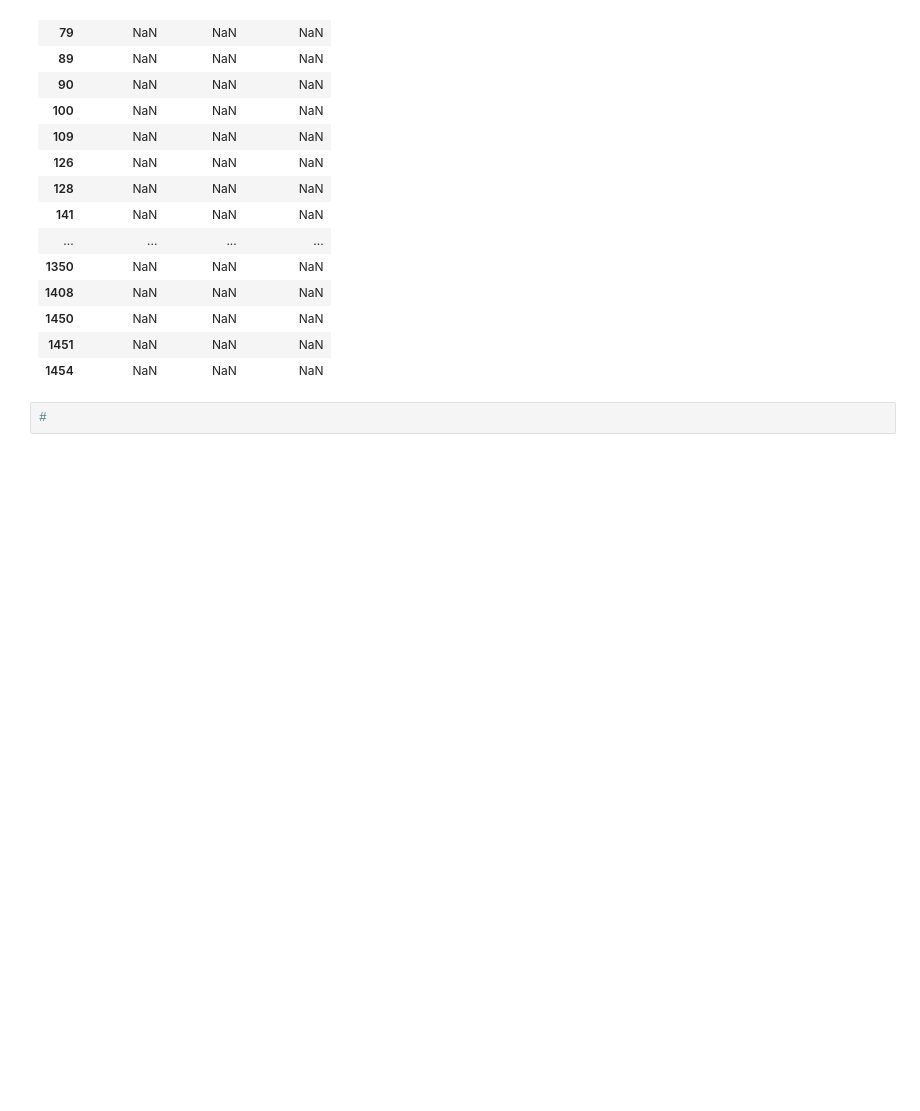
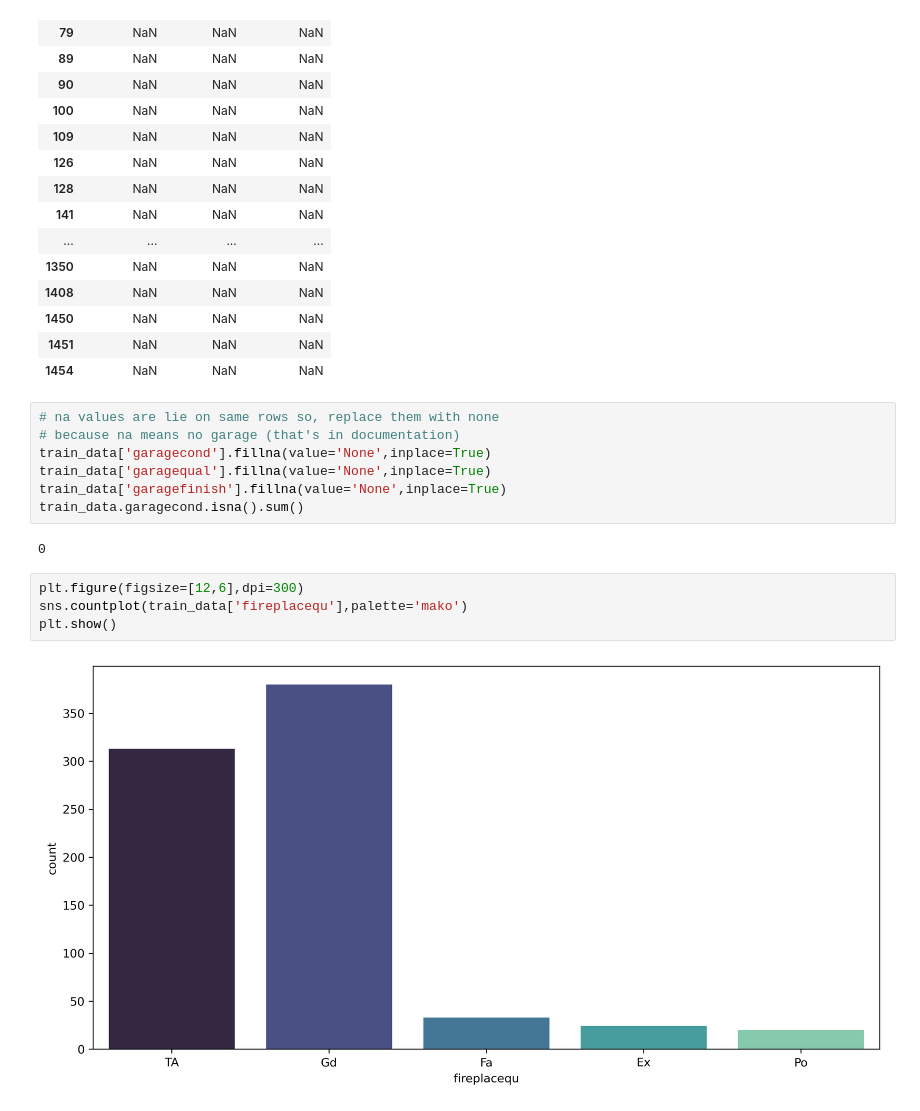
Before and after one commit to ashen007/pandas_data_analysis, a Jupyter notebook: v_3/r_2.ipynb, the cells around one changed output. Saved outputs shown, nothing was run; the diff lists cells and outputs as text; blank space fills up the shorter version.

Commit message:
fill na values in garagecond, garageequal, garagefinish

```diff
--- a/v_3/r_2.ipynb
+++ b/v_3/r_2.ipynb
@@ -471,5 +471,18 @@ train_data.iloc[np.where(train_data['garagecond'].isna())][['garagecond','garage
 | 1450 | NaN | NaN | NaN |
 | 1451 | NaN | NaN | NaN |
 | 1454 | NaN | NaN | NaN |
-# %%
-#
+# %%
+# na values are lie on same rows so, replace them with none
+# because na means no garage (that's in documentation)
+train_data['garagecond'].fillna(value='None',inplace=True)
+train_data['garagequal'].fillna(value='None',inplace=True)
+train_data['garagefinish'].fillna(value='None',inplace=True)
+train_data.garagecond.isna().sum()
+# %% [output]
+0
+# %%
+plt.figure(figsize=[12,6],dpi=300)
+sns.countplot(train_data['fireplacequ'],palette='mako')
+plt.show()
+# %% [output]
+[figure, added]
```
Also changed, not shown: parts of 1 cell of this notebook.
